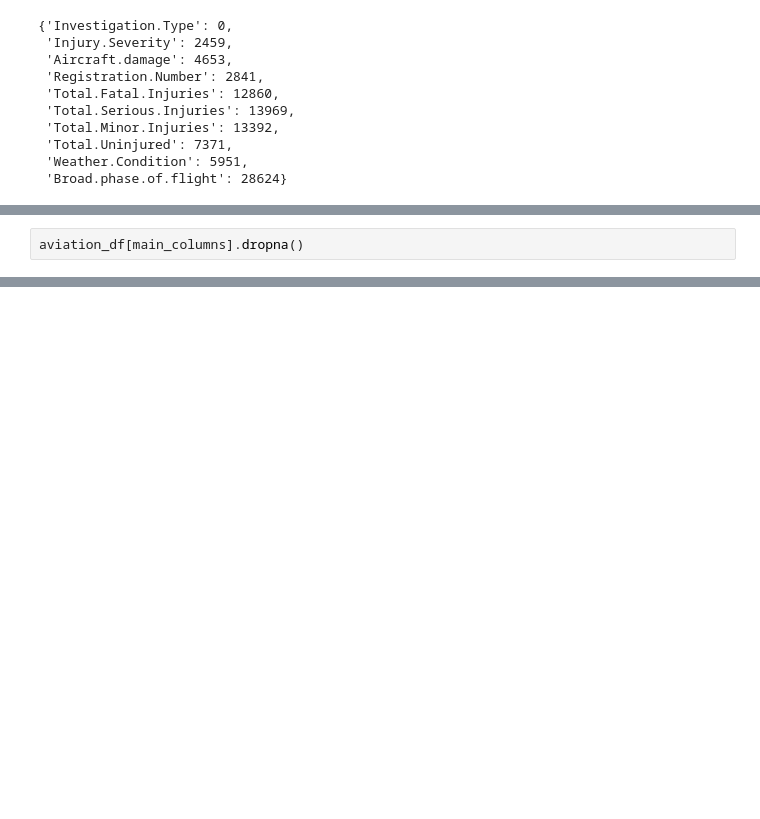
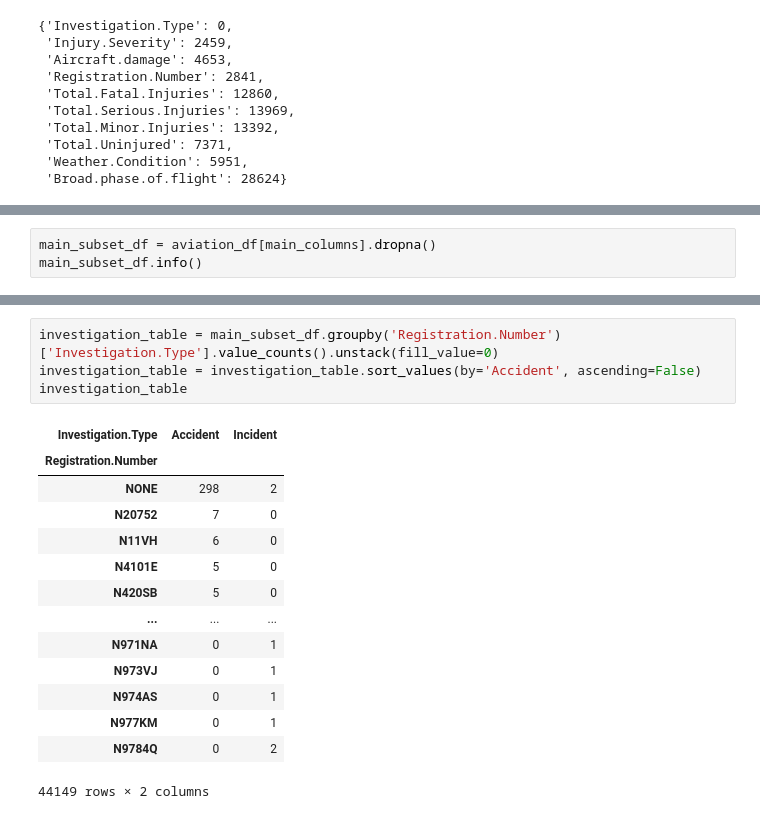
Before and after one commit to Ngundo-Muithya/Phase-1-Project, a Jupyter notebook: Notebook.ipynb, the cells around one changed output, grey strips where cells are left out. Saved outputs shown, nothing was run; the diff lists cells and outputs as text; blank space fills up the shorter version.

```diff
--- a/Notebook.ipynb
+++ b/Notebook.ipynb
@@ -162,3 +135,4 @@ I will create a subset from the main dataframe containing these main columns and
 # %%
-aviation_df[main_columns].dropna()
+main_subset_df = aviation_df[main_columns].dropna()
+main_subset_df.info()
 # %% [output]
@@ -177,0 +160,19 @@ aviation_df[main_columns].dropna()
+# %%
+investigation_table = main_subset_df.groupby('Registration.Number')['Investigation.Type'].value_counts().unstack(fill_value=0)
+investigation_table = investigation_table.sort_values(by='Accident', ascending=False)
+investigation_table
+# %% [output]
+| Investigation.Type | Accident | Incident |
+| Registration.Number |  |  |
+| NONE | 298 | 2 |
+| N20752 | 7 | 0 |
+| N11VH | 6 | 0 |
+| N4101E | 5 | 0 |
+| N420SB | 5 | 0 |
+| ... | ... | ... |
+| N971NA | 0 | 1 |
+| N973VJ | 0 | 1 |
+| N974AS | 0 | 1 |
+| N977KM | 0 | 1 |
+| N9784Q | 0 | 2 |
+44149 rows × 2 columns
```
Also changed, not shown: parts of 8 cells of this notebook.
